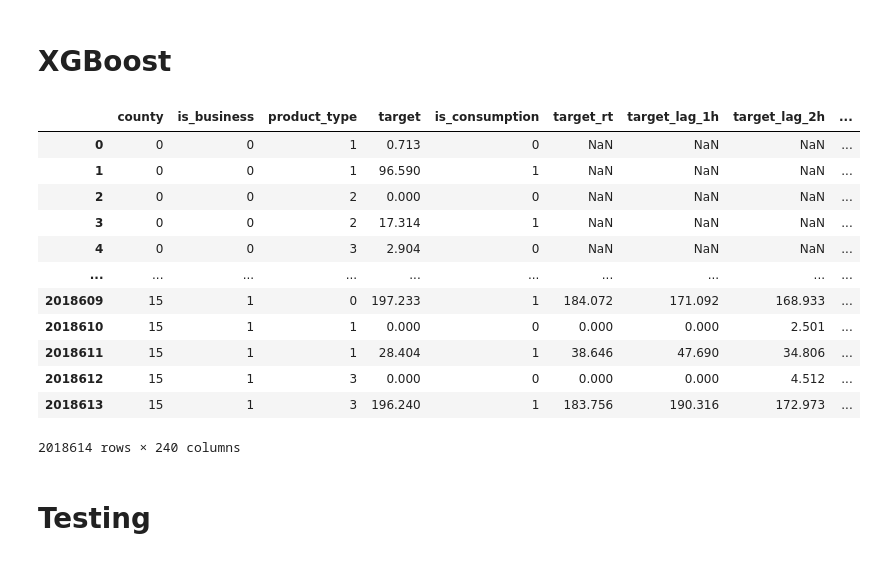
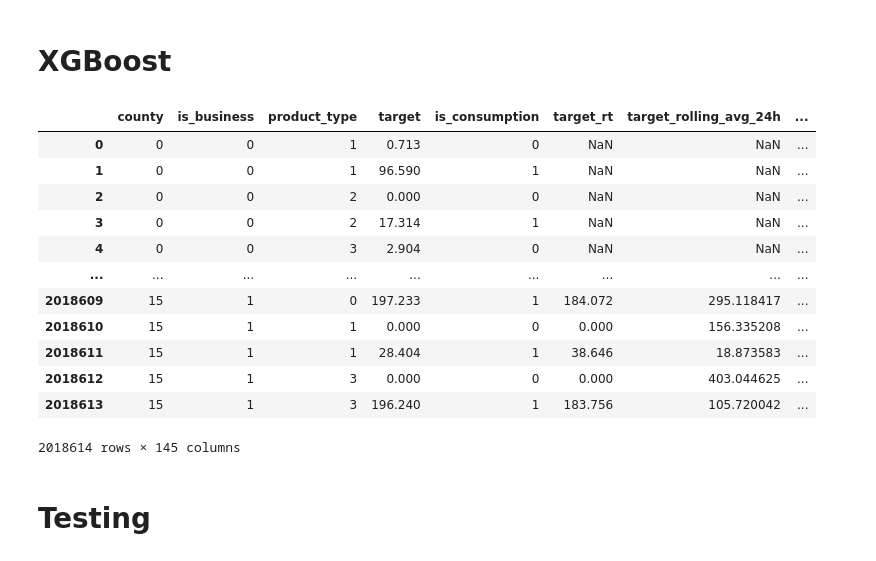
Before and after one commit to Mattt394/enefit-kaggle, a Jupyter notebook: 4.1 XGBoost Exploration.ipynb, the cells around one changed output. Cells and saved outputs as stored; diff of their text form; code cells hidden in the pictures.

```diff
--- a/4.1 XGBoost Exploration.ipynb
+++ b/4.1 XGBoost Exploration.ipynb
@@ -575,23 +575,23 @@ class TrainDataProcessor:
         df = self.remove_test_cols(df_all_cols)
         return df
 # %%
-with open('data_processor_lgbm2_new_pandas.pkl', 'rb') as f:
+with open('data_processor.pkl', 'rb') as f:
     data_processor = pickle.load(f)
 data_processor.df
 # %% [output]
-|  | county | is_business | product_type | target | is_consumption | target_rt | target_lag_1h | target_lag_2h | ... |
-| 0 | 0 | 0 | 1 | 0.713 | 0 | NaN | NaN | NaN | ... |
-| 1 | 0 | 0 | 1 | 96.590 | 1 | NaN | NaN | NaN | ... |
-| 2 | 0 | 0 | 2 | 0.000 | 0 | NaN | NaN | NaN | ... |
-| 3 | 0 | 0 | 2 | 17.314 | 1 | NaN | NaN | NaN | ... |
-| 4 | 0 | 0 | 3 | 2.904 | 0 | NaN | NaN | NaN | ... |
-| ... | ... | ... | ... | ... | ... | ... | ... | ... | ... |
-| 2018609 | 15 | 1 | 0 | 197.233 | 1 | 184.072 | 171.092 | 168.933 | ... |
-| 2018610 | 15 | 1 | 1 | 0.000 | 0 | 0.000 | 0.000 | 2.501 | ... |
-| 2018611 | 15 | 1 | 1 | 28.404 | 1 | 38.646 | 47.690 | 34.806 | ... |
-| 2018612 | 15 | 1 | 3 | 0.000 | 0 | 0.000 | 0.000 | 4.512 | ... |
-| 2018613 | 15 | 1 | 3 | 196.240 | 1 | 183.756 | 190.316 | 172.973 | ... |
+|  | county | is_business | product_type | target | is_consumption | target_rt | target_rolling_avg_24h | ... |
+| 0 | 0 | 0 | 1 | 0.713 | 0 | NaN | NaN | ... |
+| 1 | 0 | 0 | 1 | 96.590 | 1 | NaN | NaN | ... |
+| 2 | 0 | 0 | 2 | 0.000 | 0 | NaN | NaN | ... |
+| 3 | 0 | 0 | 2 | 17.314 | 1 | NaN | NaN | ... |
+| 4 | 0 | 0 | 3 | 2.904 | 0 | NaN | NaN | ... |
+| ... | ... | ... | ... | ... | ... | ... | ... | ... |
+| 2018609 | 15 | 1 | 0 | 197.233 | 1 | 184.072 | 295.118417 | ... |
+| 2018610 | 15 | 1 | 1 | 0.000 | 0 | 0.000 | 156.335208 | ... |
+| 2018611 | 15 | 1 | 1 | 28.404 | 1 | 38.646 | 18.873583 | ... |
+| 2018612 | 15 | 1 | 3 | 0.000 | 0 | 0.000 | 403.044625 | ... |
+| 2018613 | 15 | 1 | 3 | 196.240 | 1 | 183.756 | 105.720042 | ... |
-2018614 rows × 240 columns
+2018614 rows × 145 columns
 # %% [markdown]
 # Testing
 # %% [markdown]
```
Also changed, not shown: parts of 8 cells of this notebook, 1 other file.
